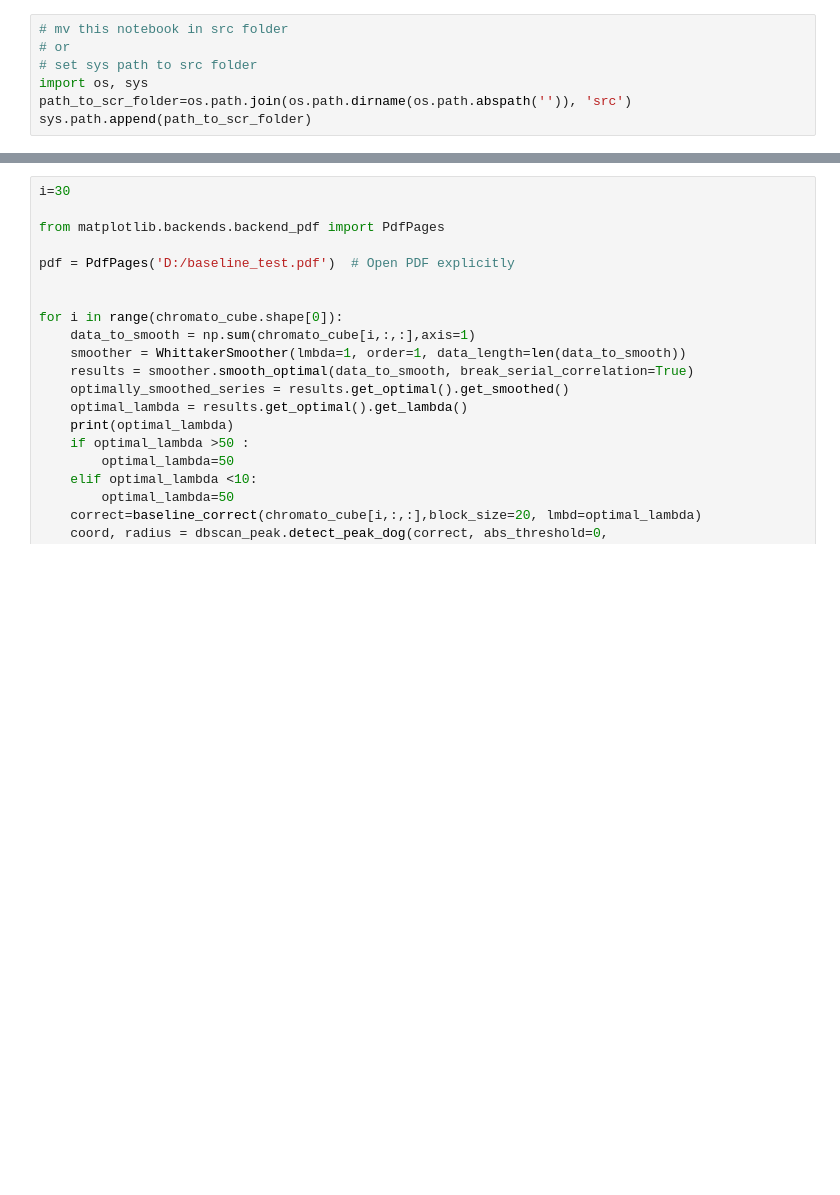
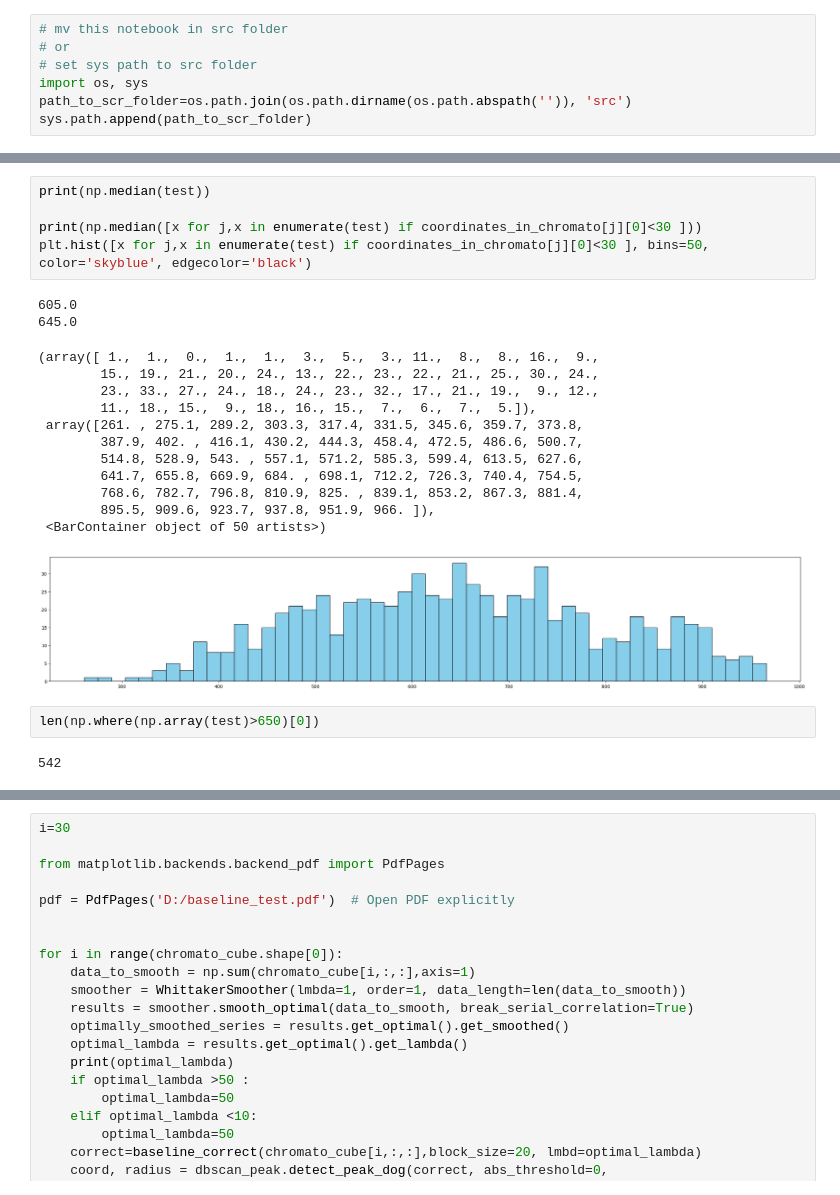
Before and after one commit to Lollith/Python-2DGC-Alignment, a Jupyter notebook: notebooks/deconvolution.ipynb, the cells around one changed output, grey strips where cells are left out. Saved outputs shown, nothing was run; the diff lists cells and outputs as text; blank space fills up the shorter version.

```diff
--- a/notebooks/deconvolution.ipynb
+++ b/notebooks/deconvolution.ipynb
@@ -457,0 +367,24 @@ np.mean(optimal_lambda_list)
+# %%
+print(np.median(test))
+
+print(np.median([x for j,x in enumerate(test) if coordinates_in_chromato[j][0]<30 ]))
+plt.hist([x for j,x in enumerate(test) if coordinates_in_chromato[j][0]<30 ], bins=50, color='skyblue', edgecolor='black')
+# %% [output]
+605.0
+645.0
+(array([ 1.,  1.,  0.,  1.,  1.,  3.,  5.,  3., 11.,  8.,  8., 16.,  9.,
+        15., 19., 21., 20., 24., 13., 22., 23., 22., 21., 25., 30., 24.,
+        23., 33., 27., 24., 18., 24., 23., 32., 17., 21., 19.,  9., 12.,
+        11., 18., 15.,  9., 18., 16., 15.,  7.,  6.,  7.,  5.]),
+ array([261. , 275.1, 289.2, 303.3, 317.4, 331.5, 345.6, 359.7, 373.8,
+        387.9, 402. , 416.1, 430.2, 444.3, 458.4, 472.5, 486.6, 500.7,
+        514.8, 528.9, 543. , 557.1, 571.2, 585.3, 599.4, 613.5, 627.6,
+        641.7, 655.8, 669.9, 684. , 698.1, 712.2, 726.3, 740.4, 754.5,
+        768.6, 782.7, 796.8, 810.9, 825. , 839.1, 853.2, 867.3, 881.4,
+        895.5, 909.6, 923.7, 937.8, 951.9, 966. ]),
+ <BarContainer object of 50 artists>)
+[figure, added]
+# %%
+len(np.where(np.array(test)>650)[0])
+# %% [output]
+542
```
Also changed, not shown: parts of 57 cells of this notebook, 2 other files.
